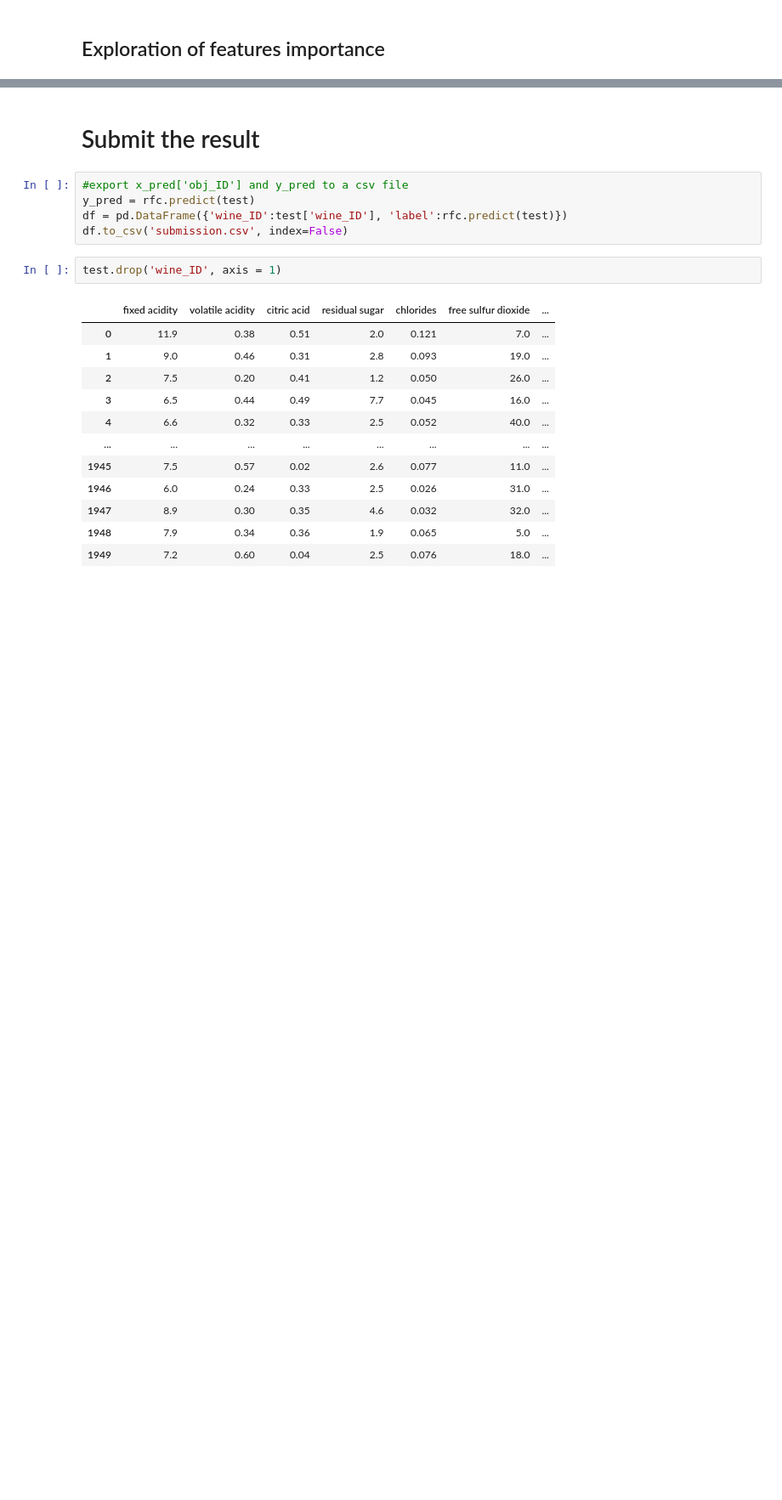
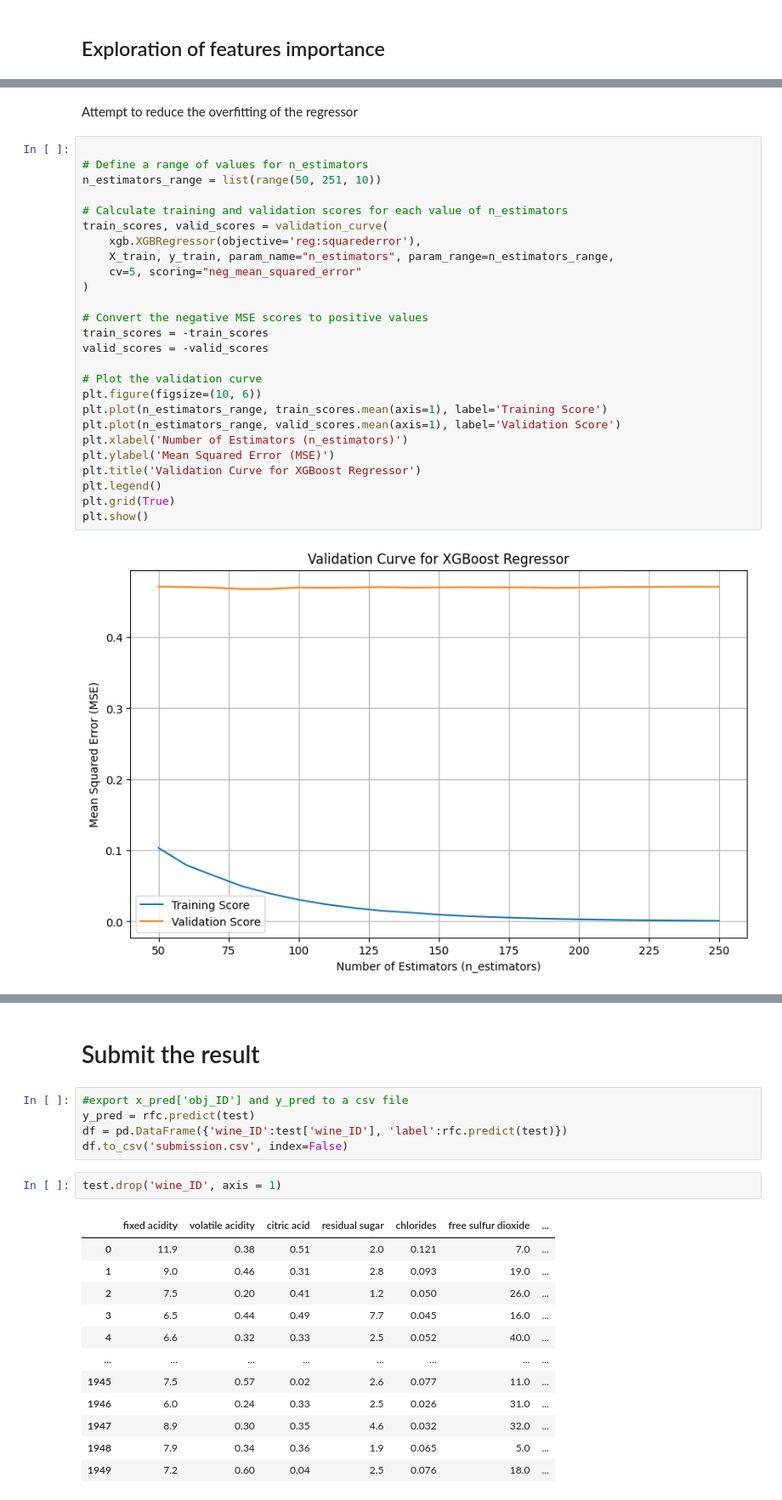
Before and after one commit to pierrecavalier/Data_Challenge, a Jupyter notebook: Prediction_qualite_vin/notebook_vin.ipynb, the cells around one changed output, grey strips where cells are left out. Shown at 85% size. Cells and saved outputs as stored; diff of their text form; blank space fills up the shorter version.

```diff
--- a/Prediction_qualite_vin/notebook_vin.ipynb
+++ b/Prediction_qualite_vin/notebook_vin.ipynb
@@ -551,0 +702,30 @@ print(feature_importance_df)
+# %% [markdown]
+Attempt to reduce the overfitting of the regressor
+# %%
+
+# Define a range of values for n_estimators
+n_estimators_range = list(range(50, 251, 10))
+
+# Calculate training and validation scores for each value of n_estimators
+train_scores, valid_scores = validation_curve(
+    xgb.XGBRegressor(objective='reg:squarederror'),
+    X_train, y_train, param_name="n_estimators", param_range=n_estimators_range,
+    cv=5, scoring="neg_mean_squared_error"
+)
+
+# Convert the negative MSE scores to positive values
+train_scores = -train_scores
+valid_scores = -valid_scores
+
+# Plot the validation curve
+plt.figure(figsize=(10, 6))
+plt.plot(n_estimators_range, train_scores.mean(axis=1), label='Training Score')
+plt.plot(n_estimators_range, valid_scores.mean(axis=1), label='Validation Score')
+plt.xlabel('Number of Estimators (n_estimators)')
+plt.ylabel('Mean Squared Error (MSE)')
+plt.title('Validation Curve for XGBoost Regressor')
+plt.legend()
+plt.grid(True)
+plt.show()
+# %% [output]
+[figure, added]
```
Also changed, not shown: parts of 32 cells of this notebook, 6 other files.
